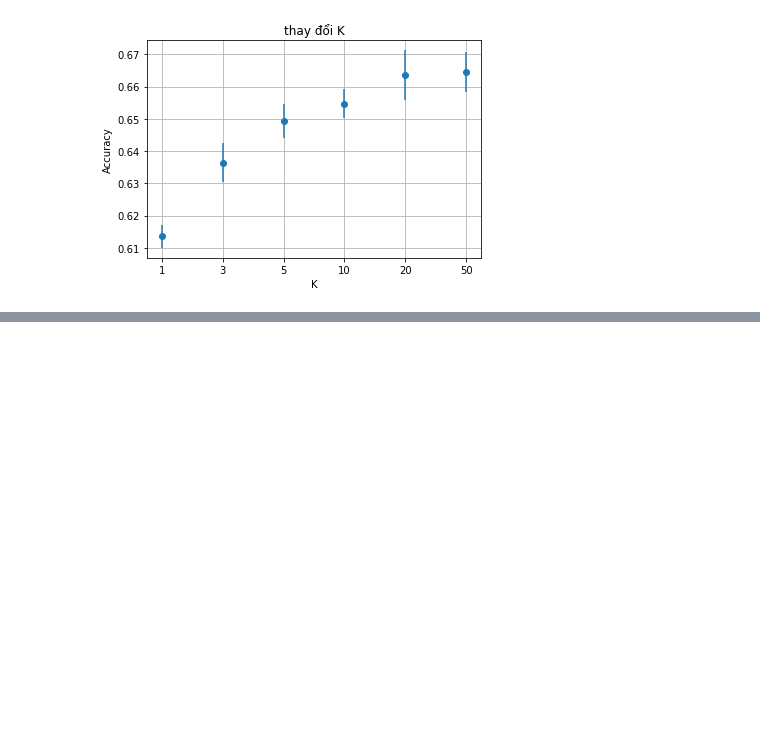
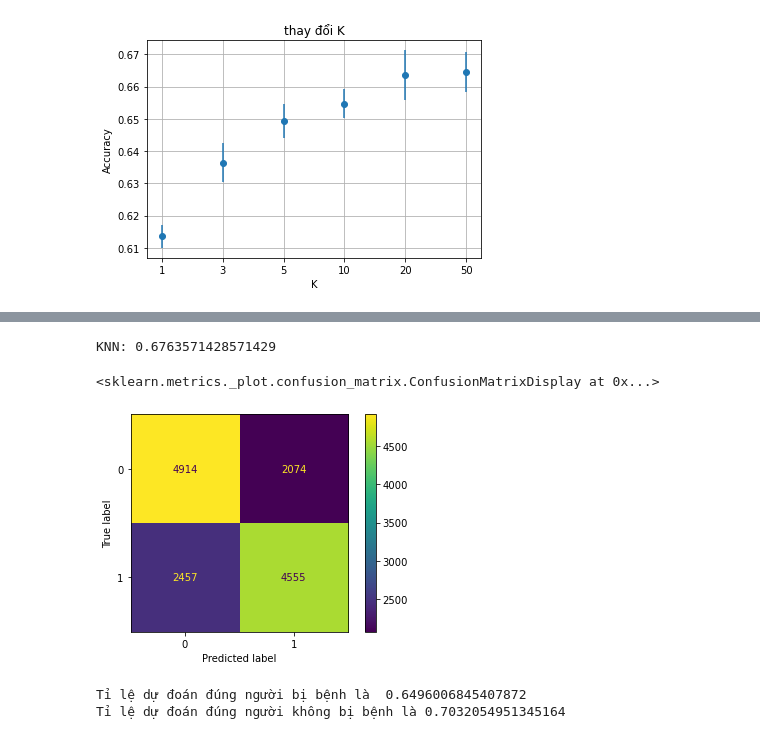
Before and after one commit to ddotu2612/BTL_MachineLearning, a Jupyter notebook: KNN_TuCode.ipynb, the cells around one changed output, grey strips where cells are left out. Saved outputs shown, nothing was run; the diff lists cells and outputs as text; code cells hidden in the pictures; blank space fills up the shorter version.

```diff
--- a/KNN_TuCode.ipynb
+++ b/KNN_TuCode.ipynb
@@ -143,0 +149,20 @@ acc
+# %%
+# Test với bộ tham số tốt nhất
+knn = KNeighborsClassifier(n_neighbors=27)
+knn.fit(X_train, y_train)
+
+print(f'KNN: {accuracy_score(y_test, knn.predict(X_test))}')
+# Hiển thị confusion matrix
+plot_confusion_matrix(knn, X_test, y_test)
+# %% [output]
+KNN: 0.6763571428571429
+<sklearn.metrics._plot.confusion_matrix.ConfusionMatrixDisplay at 0x...>
+[figure, added]
+# %%
+from sklearn.metrics import precision_score, recall_score
+recall_s = recall_score(y_test, knn.predict(X_test), average=None)
+print('Tỉ lệ dự đoán đúng người bị bệnh là ', recall_s[1])
+print('Tỉ lệ dự đoán đúng người không bị bệnh là', recall_s[0])
+# %% [output]
+Tỉ lệ dự đoán đúng người bị bệnh là  0.6496006845407872
+Tỉ lệ dự đoán đúng người không bị bệnh là 0.7032054951345164
```
Also changed, not shown: parts of 3 cells of this notebook.
